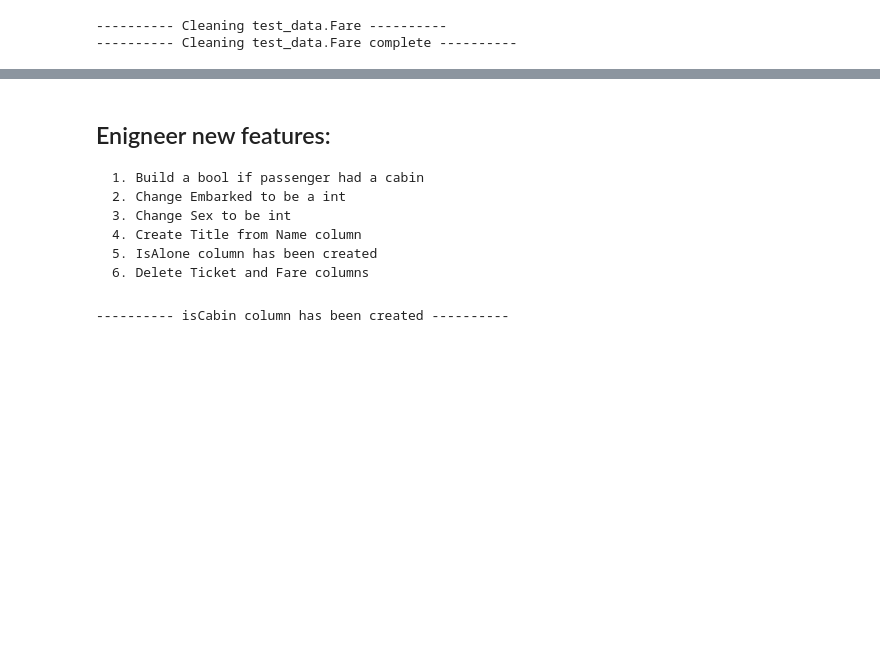
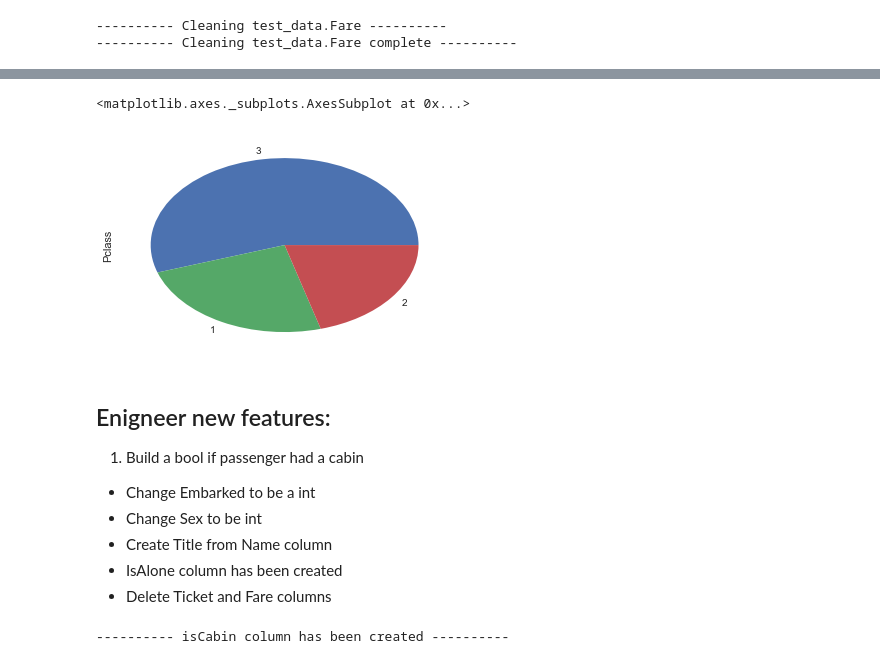
Before and after one commit to MateuszKonopelski/Kaggle, a Jupyter notebook: Project1_Titanic/Titanic_code.ipynb, the cells around one changed output, grey strips where cells are left out. Drawn from its saved outputs; the diff is of its cells as text; code cells hidden in the pictures; blank space fills up the shorter version.

```diff
--- a/Project1_Titanic/Titanic_code.ipynb
+++ b/Project1_Titanic/Titanic_code.ipynb
@@ -236,11 +269,17 @@ else:
+# %%
+train_data['Pclass'].value_counts().plot(kind='pie')
+#train_data['Pclass'].plot(kind='pie')
+# %% [output]
+<matplotlib.axes._subplots.AxesSubplot at 0x...>
+[figure, added]
 # %% [markdown]
 ## Enigneer new features:
-	1. Build a bool if passenger had a cabin
-	2. Change Embarked to be a int
-	3. Change Sex to be int
-	4. Create Title from Name column
-	5. IsAlone column has been created
-	6. Delete Ticket and Fare columns
+1. Build a bool if passenger had a cabin
+* Change Embarked to be a int
+* Change Sex to be int
+* Create Title from Name column
+* IsAlone column has been created
+* Delete Ticket and Fare columns
 # %%
 train_data['isCabin'] = train_data.Cabin.apply(lambda x: 1 if pd.isnull(x) == False else 0)
 train_data.drop('Cabin', axis=1, inplace=True)
```
Also changed, not shown: parts of 8 cells of this notebook.
